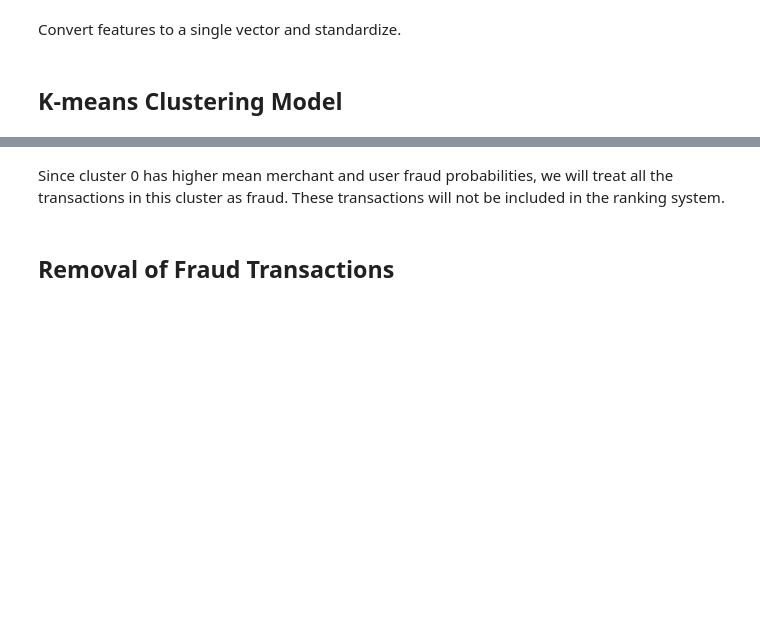
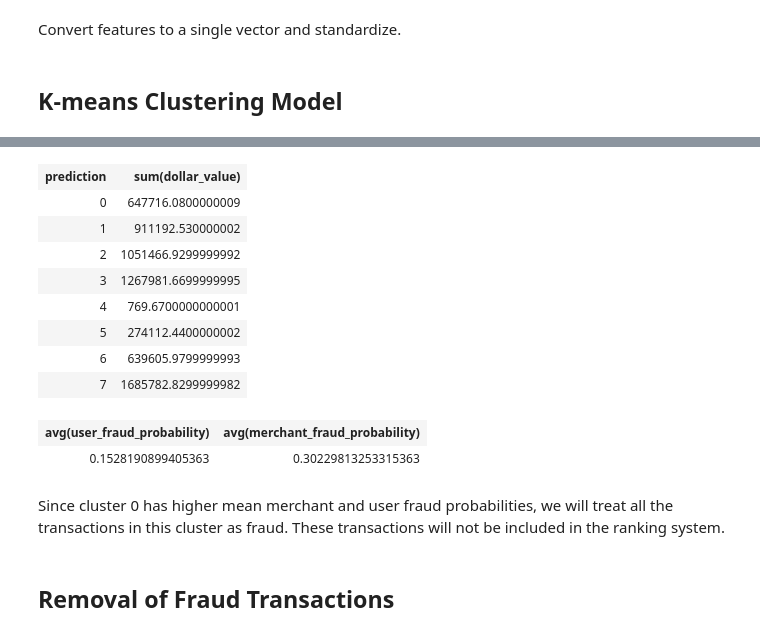
Before and after one commit to MAST30034-Applied-Data-Science/generic-buy-now-pay-later-project-group-56-bnlp, a Jupyter notebook: notebooks/Fraud_Detection.ipynb, the cells around one changed output, grey strips where cells are left out. Drawn from its saved outputs; the diff is of its cells as text; code cells hidden in the pictures; blank space fills up the shorter version.

```diff
--- a/notebooks/Fraud_Detection.ipynb
+++ b/notebooks/Fraud_Detection.ipynb
@@ -116,3 +143,20 @@ output.groupBy("prediction").mean("user_fraud_probability")
+# %%
+output.groupBy("prediction").sum("dollar_value").sort('prediction')
+# %% [output]
+| prediction | sum(dollar_value) |
+| 0 | 647716.0800000009 |
+| 1 | 911192.530000002 |
+| 2 | 1051466.9299999992 |
+| 3 | 1267981.6699999995 |
+| 4 | 769.6700000000001 |
+| 5 | 274112.4400000002 |
+| 6 | 639605.9799999993 |
+| 7 | 1685782.8299999982 |
+# %%
+output.select(mean('user_fraud_probability'), mean('merchant_fraud_probability'))
+# %% [output]
+| avg(user_fraud_probability) | avg(merchant_fraud_probability) |
+| 0.1528190899405363 | 0.30229813253315363 |
 # %% [markdown]
 Since cluster 0 has higher mean merchant and user fraud probabilities, we will treat all the transactions in this cluster as fraud. These transactions will not be included in the ranking system.
 # %% [markdown]
```
Also changed, not shown: parts of 14 cells of this notebook.
